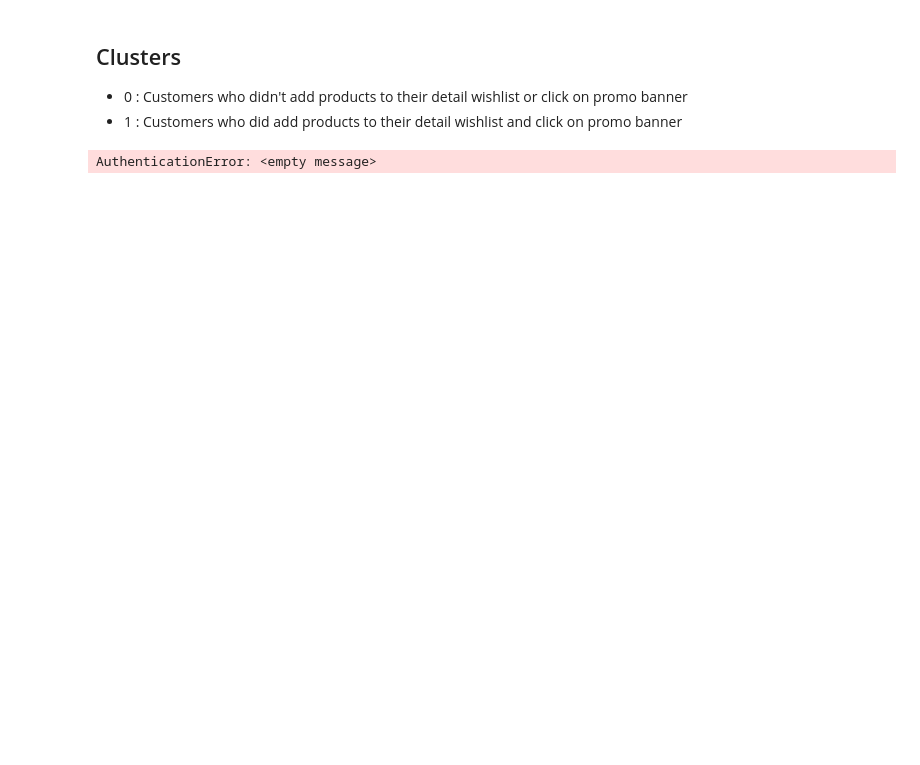
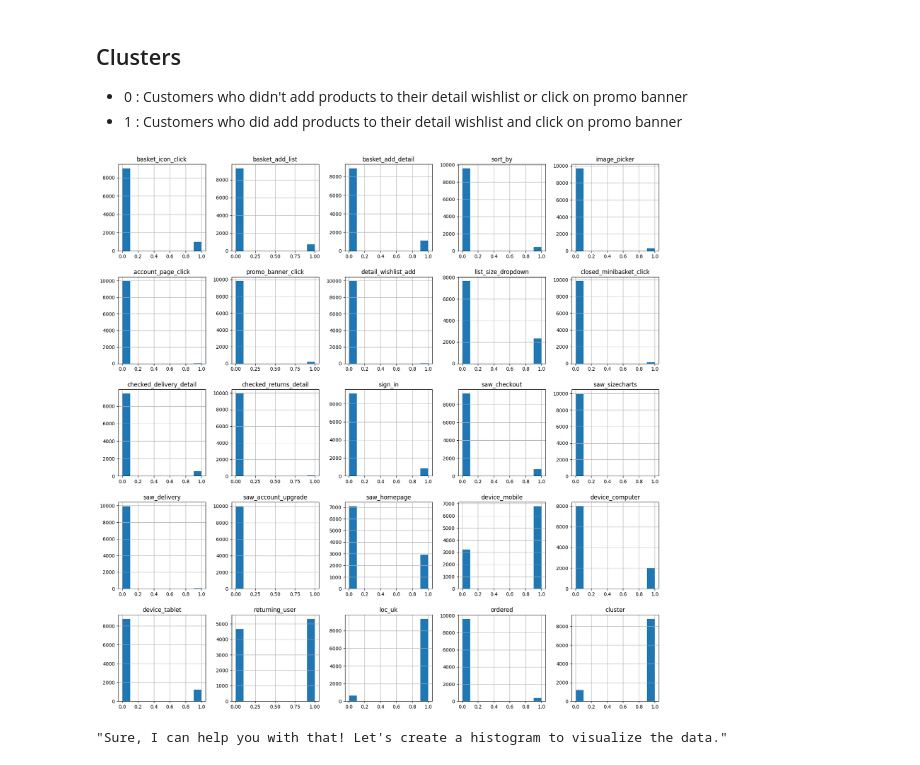
Before and after one commit to FantasticFragmentors/AIM, a Jupyter notebook: src/segmentation.ipynb, the cells around one changed output. Saved outputs shown, nothing was run; the diff lists cells and outputs as text; code cells hidden in the pictures; blank space fills up the shorter version.

```diff
--- a/src/segmentation.ipynb
+++ b/src/segmentation.ipynb
@@ -115,6 +109,7 @@ df_interactions.drop('UserID', axis=1).groupby('cluster').mean()
 - 0 : Customers who didn't add products to their detail wishlist or click on promo banner
 - 1 : Customers who did add products to their detail wishlist and click on promo banner
 # %%
-pandas_ai.run(df_interactions, prompt='Describe the data in 2 sentences.')
+pandas_ai.run(df_interactions, prompt='Plot a histogram for the data.')
 # %% [output]
+[figure, added]
-AuthenticationError: <empty message>
+"Sure, I can help you with that! Let's create a histogram to visualize the data."
```
Also changed, not shown: parts of 1 cell of this notebook, 22 other files.
